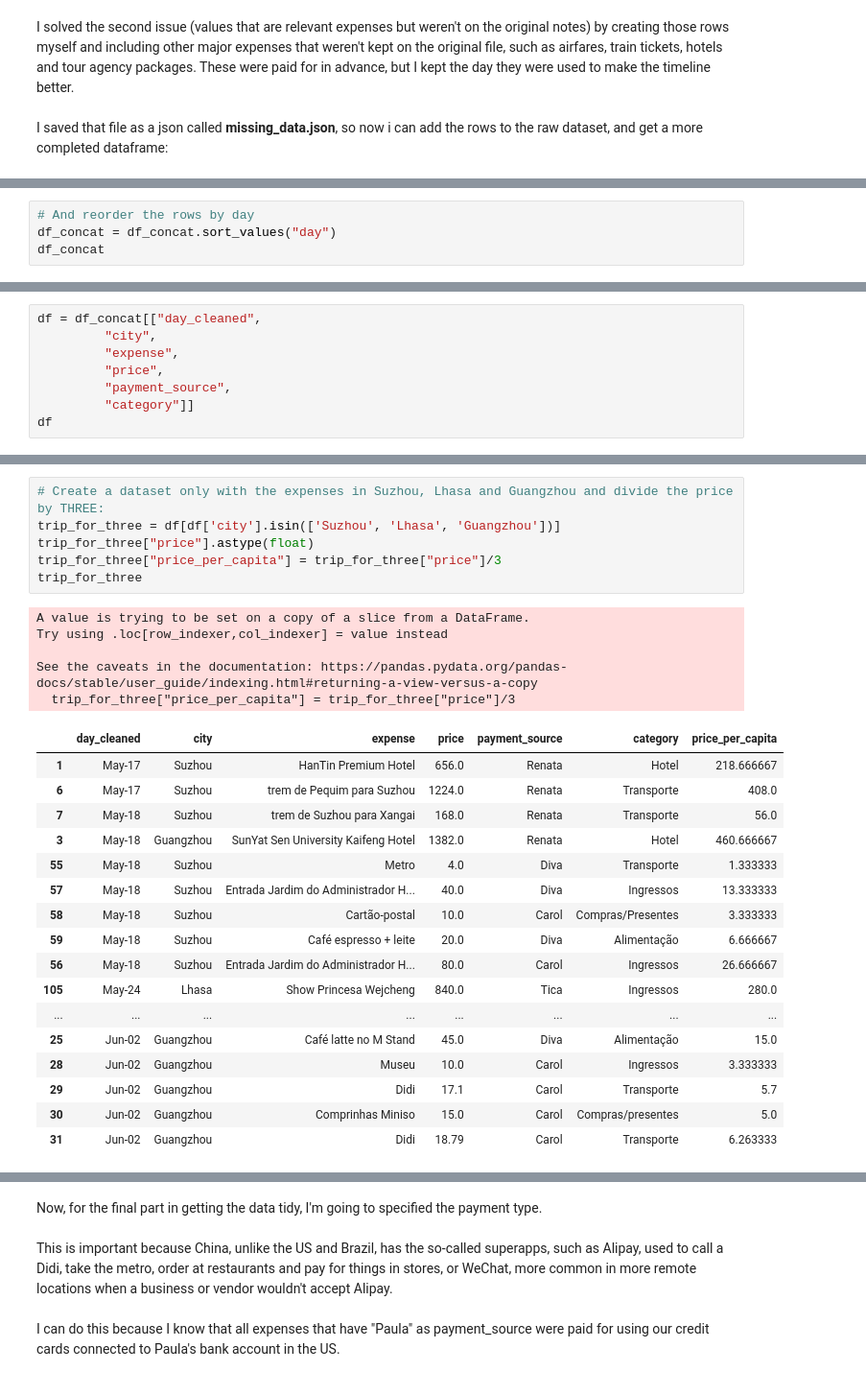
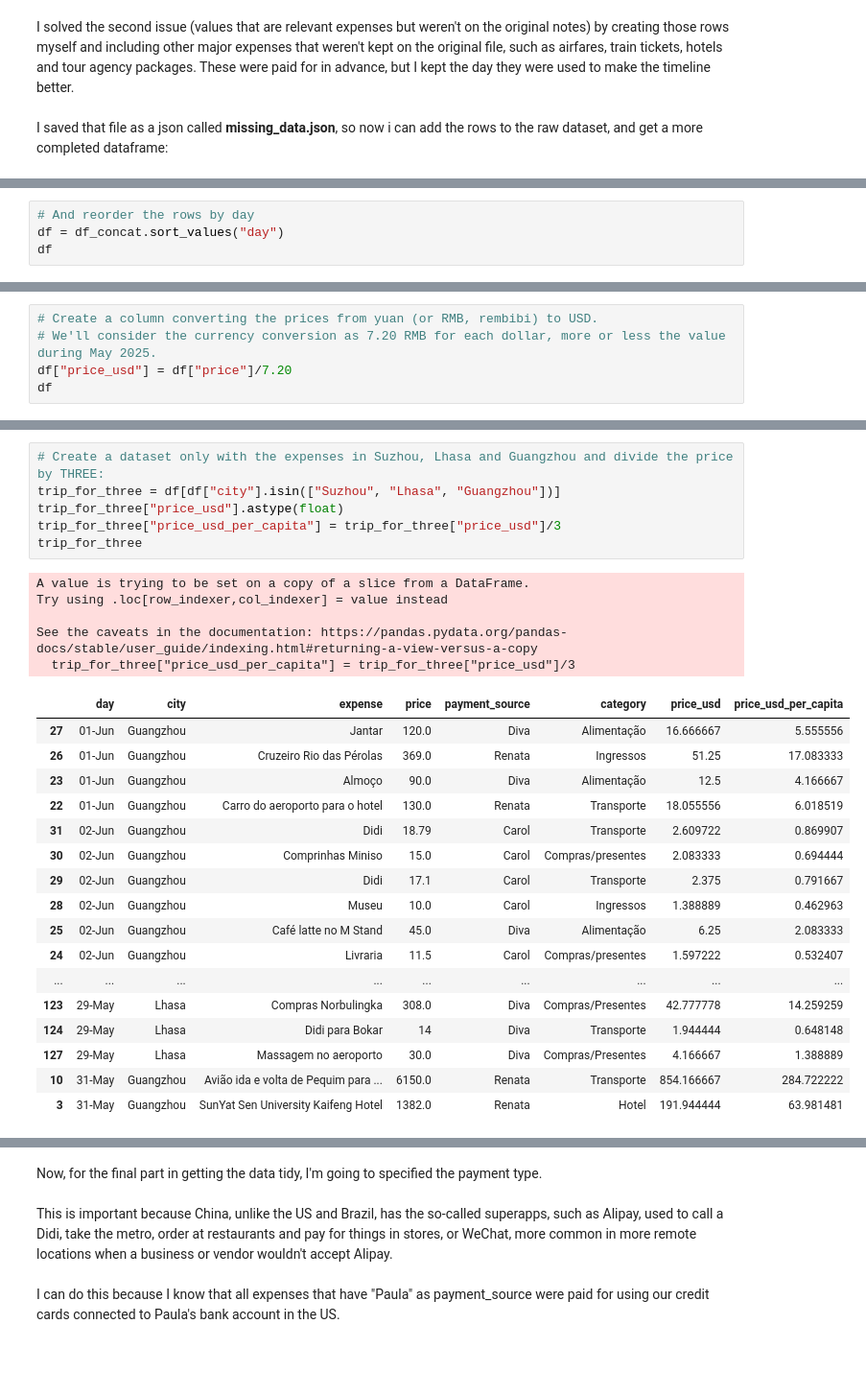
Before and after one commit to anacarolinamoreno/Lede_Project_01, a Jupyter notebook: 03_notebooks/01_data_cleaning.ipynb, the cells around one changed output, grey strips where cells are left out. Shown: that part at 96% size. Drawn from its saved outputs; the diff is of its cells as text.

```diff
--- a/03_notebooks/01_data_cleaning.ipynb
+++ b/03_notebooks/01_data_cleaning.ipynb
@@ -124,7 +120,7 @@ df_concat
 # %%
 # And reorder the rows by day
-df_concat = df_concat.sort_values("day")
-df_concat
+df = df_concat.sort_values("day")
+df
 # %% [output]
 |  | day | city | expense | price | payment_source | category |
 | 27 | 01-Jun | Guangzhou | Jantar | 120.0 | Diva | Alimentação |
@@ -150,8 +137,0 @@ df_concat.drop("day", axis=1, inplace=True)
-# %%
-df = df_concat[["day_cleaned",
-         "city",
-         "expense",
-         "price",
-         "payment_source",
-         "category"]]
-df
@@ -175,0 +144,5 @@ As for the third issue, I'm going to solve it using this logic:
+# %%
+# Create a column converting the prices from yuan (or RMB, rembibi) to USD.
+# We'll consider the currency conversion as 7.20 RMB for each dollar, more or less the value during May 2025.
+df["price_usd"] = df["price"]/7.20
+df
@@ -201,31 +188,31 @@ See the caveats in the documentation: https://pandas.pydata.org/pandas-docs/stab
 # %%
 # Create a dataset only with the expenses in Suzhou, Lhasa and Guangzhou and divide the price by THREE:
-trip_for_three = df[df['city'].isin(['Suzhou', 'Lhasa', 'Guangzhou'])]
-trip_for_three["price"].astype(float)
-trip_for_three["price_per_capita"] = trip_for_three["price"]/3
+trip_for_three = df[df["city"].isin(["Suzhou", "Lhasa", "Guangzhou"])]
+trip_for_three["price_usd"].astype(float)
+trip_for_three["price_usd_per_capita"] = trip_for_three["price_usd"]/3
 trip_for_three
 # %% [output]
 A value is trying to be set on a copy of a slice from a DataFrame.
 Try using .loc[row_indexer,col_indexer] = value instead
 
 See the caveats in the documentation: https://pandas.pydata.org/pandas-docs/stable/user_guide/indexing.html#returning-a-view-versus-a-copy
-  trip_for_three["price_per_capita"] = trip_for_three["price"]/3
+  trip_for_three["price_usd_per_capita"] = trip_for_three["price_usd"]/3
-|  | day_cleaned | city | expense | price | payment_source | category | price_per_capita |
-| 1 | May-17 | Suzhou | HanTin Premium Hotel | 656.0 | Renata | Hotel | 218.666667 |
-| 6 | May-17 | Suzhou | trem de Pequim para Suzhou | 1224.0 | Renata | Transporte | 408.0 |
-| 7 | May-18 | Suzhou | trem de Suzhou para Xangai | 168.0 | Renata | Transporte | 56.0 |
-| 3 | May-18 | Guangzhou | SunYat Sen University Kaifeng Hotel | 1382.0 | Renata | Hotel | 460.666667 |
-| 55 | May-18 | Suzhou | Metro | 4.0 | Diva | Transporte | 1.333333 |
-| 57 | May-18 | Suzhou | Entrada Jardim do Administrador H... | 40.0 | Diva | Ingressos | 13.333333 |
-| 58 | May-18 | Suzhou | Cartão-postal | 10.0 | Carol | Compras/Presentes | 3.333333 |
-| 59 | May-18 | Suzhou | Café espresso + leite | 20.0 | Diva | Alimentação | 6.666667 |
-| 56 | May-18 | Suzhou | Entrada Jardim do Administrador H... | 80.0 | Carol | Ingressos | 26.666667 |
-| 105 | May-24 | Lhasa | Show Princesa Wejcheng | 840.0 | Tica | Ingressos | 280.0 |
-| ... | ... | ... | ... | ... | ... | ... | ... |
-| 25 | Jun-02 | Guangzhou | Café latte no M Stand | 45.0 | Diva | Alimentação | 15.0 |
-| 28 | Jun-02 | Guangzhou | Museu | 10.0 | Carol | Ingressos | 3.333333 |
-| 29 | Jun-02 | Guangzhou | Didi | 17.1 | Carol | Transporte | 5.7 |
-| 30 | Jun-02 | Guangzhou | Comprinhas Miniso | 15.0 | Carol | Compras/presentes | 5.0 |
-| 31 | Jun-02 | Guangzhou | Didi | 18.79 | Carol | Transporte | 6.263333 |
+|  | day | city | expense | price | payment_source | category | price_usd | price_usd_per_capita |
+| 27 | 01-Jun | Guangzhou | Jantar | 120.0 | Diva | Alimentação | 16.666667 | 5.555556 |
+| 26 | 01-Jun | Guangzhou | Cruzeiro Rio das Pérolas | 369.0 | Renata | Ingressos | 51.25 | 17.083333 |
+| 23 | 01-Jun | Guangzhou | Almoço | 90.0 | Diva | Alimentação | 12.5 | 4.166667 |
+| 22 | 01-Jun | Guangzhou | Carro do aeroporto para o hotel | 130.0 | Renata | Transporte | 18.055556 | 6.018519 |
+| 31 | 02-Jun | Guangzhou | Didi | 18.79 | Carol | Transporte | 2.609722 | 0.869907 |
+| 30 | 02-Jun | Guangzhou | Comprinhas Miniso | 15.0 | Carol | Compras/presentes | 2.083333 | 0.694444 |
+| 29 | 02-Jun | Guangzhou | Didi | 17.1 | Carol | Transporte | 2.375 | 0.791667 |
+| 28 | 02-Jun | Guangzhou | Museu | 10.0 | Carol | Ingressos | 1.388889 | 0.462963 |
+| 25 | 02-Jun | Guangzhou | Café latte no M Stand | 45.0 | Diva | Alimentação | 6.25 | 2.083333 |
+| 24 | 02-Jun | Guangzhou | Livraria | 11.5 | Carol | Compras/presentes | 1.597222 | 0.532407 |
+| ... | ... | ... | ... | ... | ... | ... | ... | ... |
+| 123 | 29-May | Lhasa | Compras Norbulingka | 308.0 | Diva | Compras/Presentes | 42.777778 | 14.259259 |
+| 124 | 29-May | Lhasa | Didi para Bokar | 14 | Diva | Transporte | 1.944444 | 0.648148 |
+| 127 | 29-May | Lhasa | Massagem no aeroporto | 30.0 | Diva | Compras/Presentes | 4.166667 | 1.388889 |
+| 10 | 31-May | Guangzhou | Avião ida e volta de Pequim para ... | 6150.0 | Renata | Transporte | 854.166667 | 284.722222 |
+| 3 | 31-May | Guangzhou | SunYat Sen University Kaifeng Hotel | 1382.0 | Renata | Hotel | 191.944444 | 63.981481 |
 # %%
 # Concatenate the rows from the two datasets
```
Also changed, not shown: parts of 33 cells of this notebook, 11 other files.
